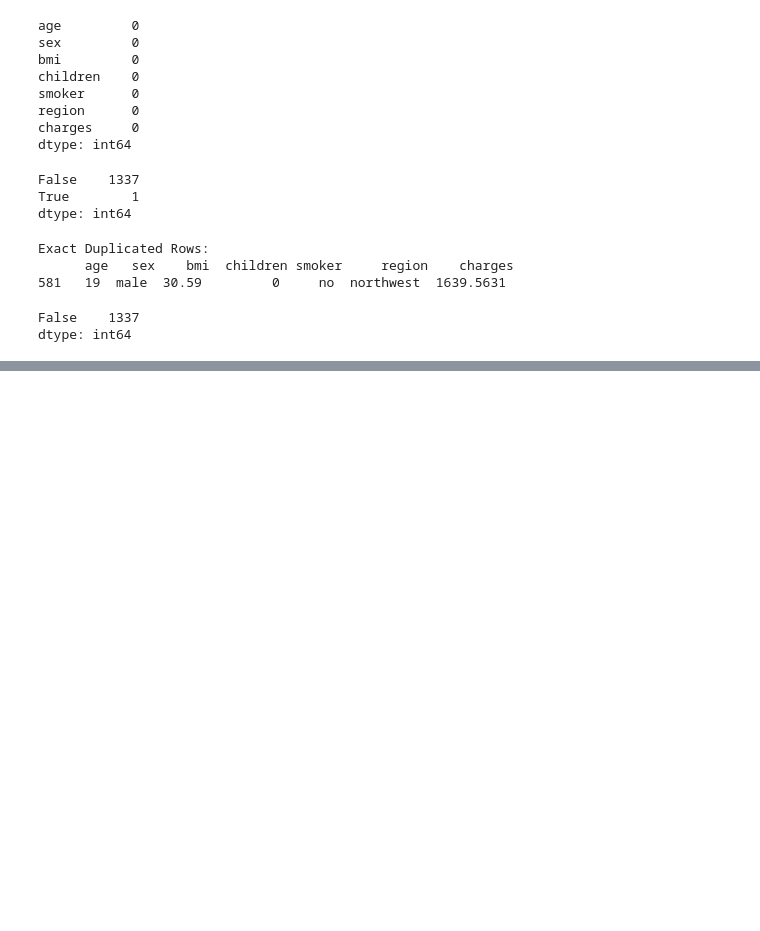
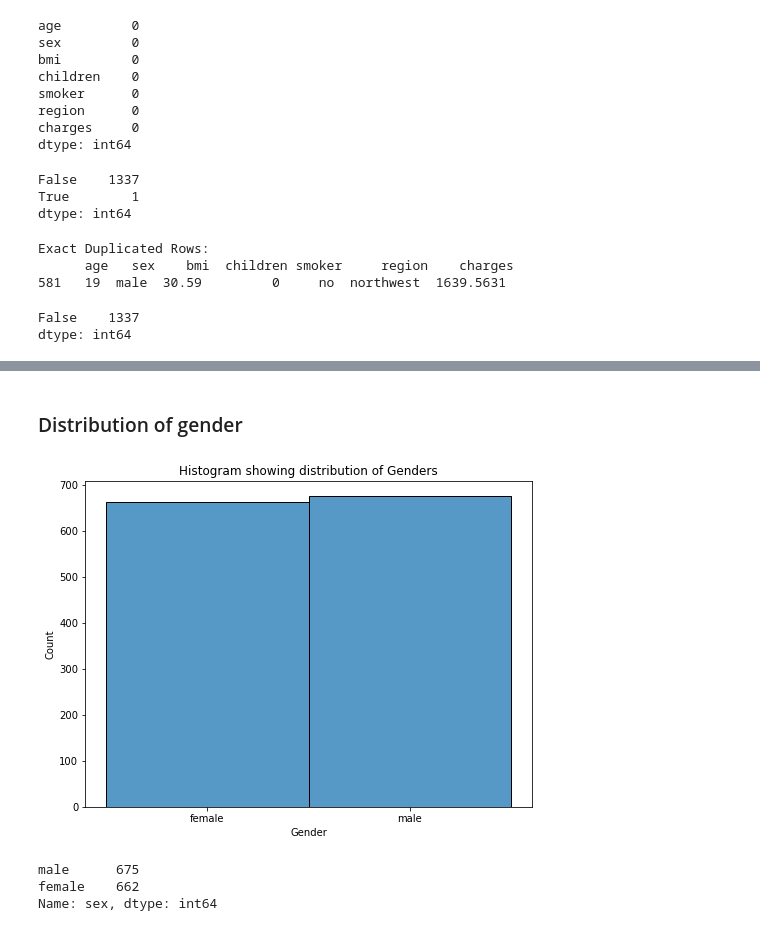
Before and after one commit to Masinde10/Insurance, a Jupyter notebook: Insurance.ipynb, the cells around one changed output, grey strips where cells are left out. Cells and saved outputs as stored; diff of their text form; code cells hidden in the pictures; blank space fills up the shorter version.

```diff
--- a/Insurance.ipynb
+++ b/Insurance.ipynb
@@ -101,0 +126,18 @@ dtype: int64
+# %% [markdown]
+### Distribution of gender
+# %%
+#Distribution of gender
+plt.figure(figsize=(8,6))
+sns.histplot(df['sex'],bins= 5)
+plt.xlabel('Gender')
+plt.ylabel('Count')
+plt.title('Histogram showing distribution of Genders');
+# %% [output]
+[figure, added]
+# %%
+#Exact values for male and females
+df['sex'].value_counts()
+# %% [output]
+male      675
+female    662
+Name: sex, dtype: int64
```
Also changed, not shown: parts of 23 cells of this notebook.
